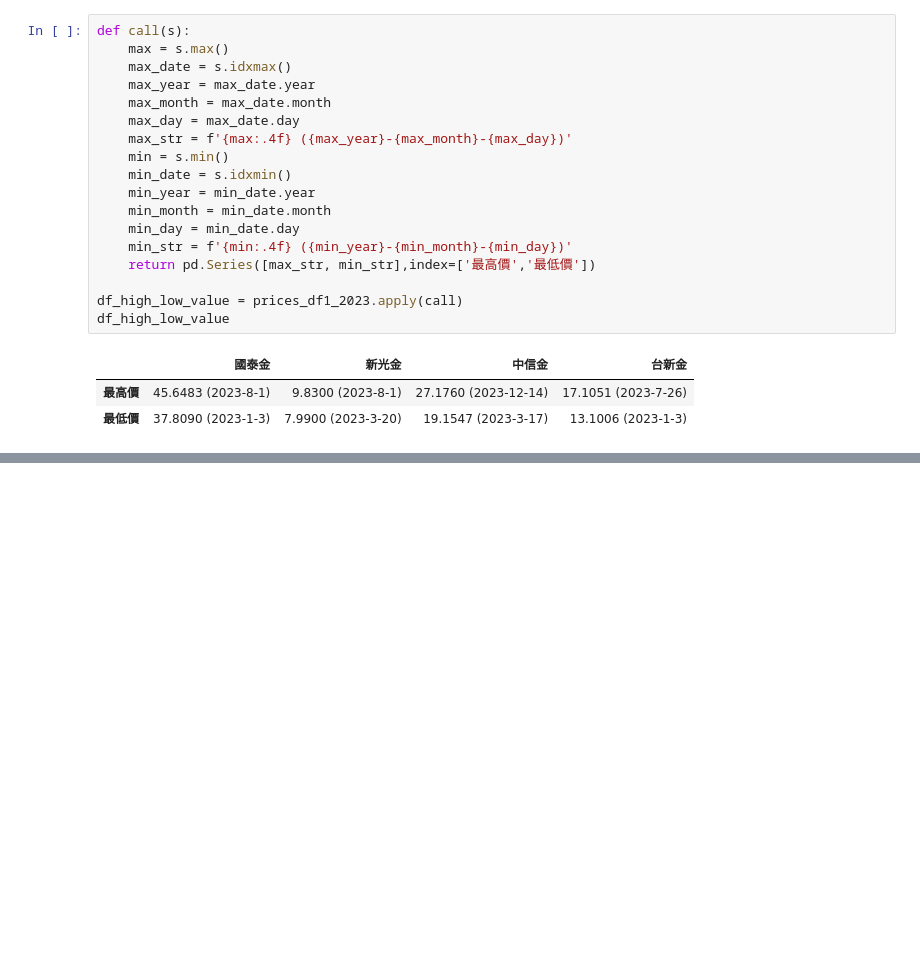
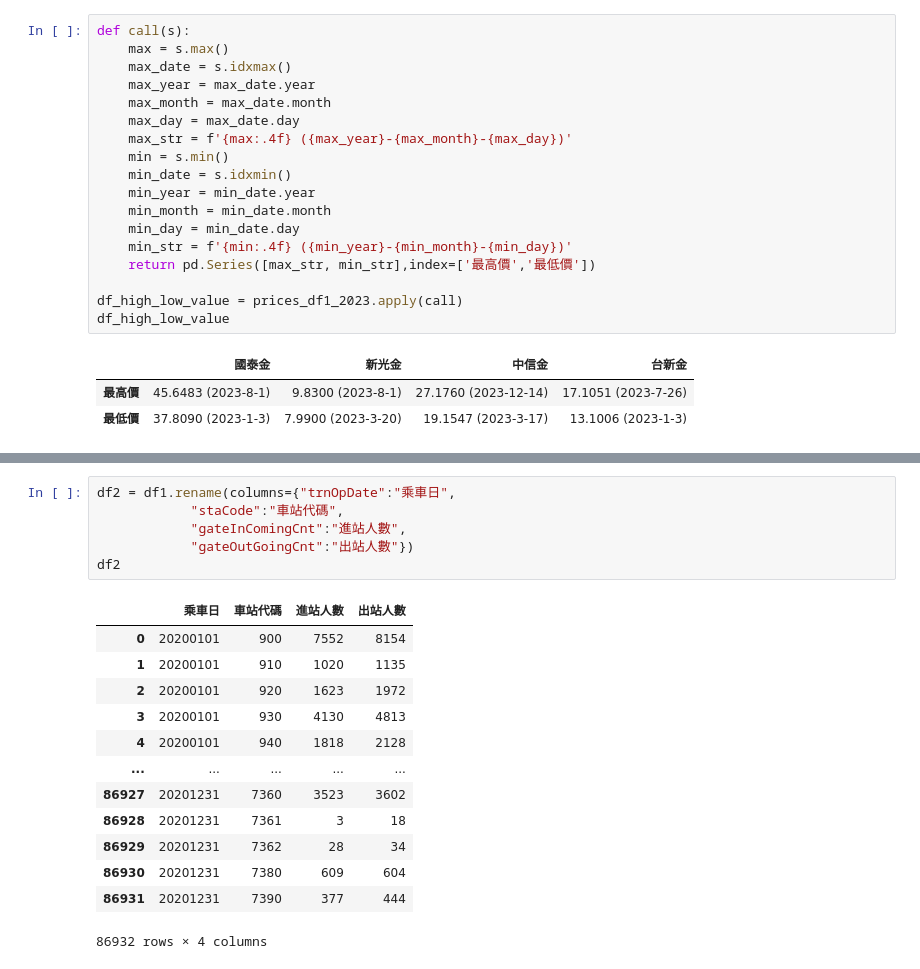
Before and after one commit to Oscar-Lee-20211298/__2024_07_29_AI_1_3_, a Jupyter notebook: lesson19.ipynb, the cells around one changed output, grey strips where cells are left out. Drawn from its saved outputs; the diff is of its cells as text; blank space fills up the shorter version.

```diff
--- a/lesson19.ipynb
+++ b/lesson19.ipynb
@@ -90,0 +110,20 @@ df_high_low_value
+# %%
+df2 = df1.rename(columns={"trnOpDate":"乘車日",
+            "staCode":"車站代碼",
+            "gateInComingCnt":"進站人數",
+            "gateOutGoingCnt":"出站人數"})
+df2
+# %% [output]
+|  | 乘車日 | 車站代碼 | 進站人數 | 出站人數 |
+| 0 | 20200101 | 900 | 7552 | 8154 |
+| 1 | 20200101 | 910 | 1020 | 1135 |
+| 2 | 20200101 | 920 | 1623 | 1972 |
+| 3 | 20200101 | 930 | 4130 | 4813 |
+| 4 | 20200101 | 940 | 1818 | 2128 |
+| ... | ... | ... | ... | ... |
+| 86927 | 20201231 | 7360 | 3523 | 3602 |
+| 86928 | 20201231 | 7361 | 3 | 18 |
+| 86929 | 20201231 | 7362 | 28 | 34 |
+| 86930 | 20201231 | 7380 | 609 | 604 |
+| 86931 | 20201231 | 7390 | 377 | 444 |
+86932 rows × 4 columns
```
Also changed, not shown: parts of 19 cells of this notebook.
